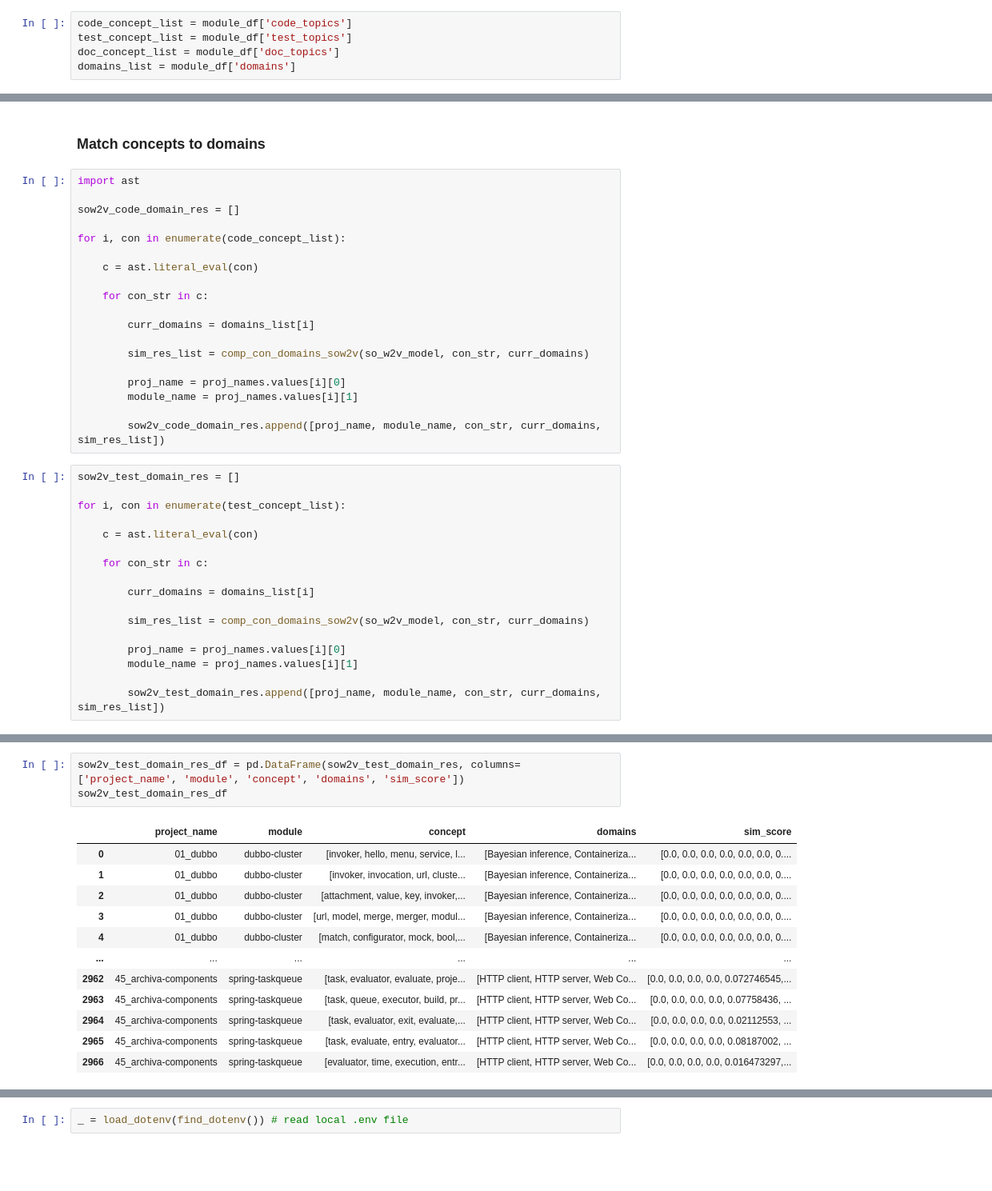
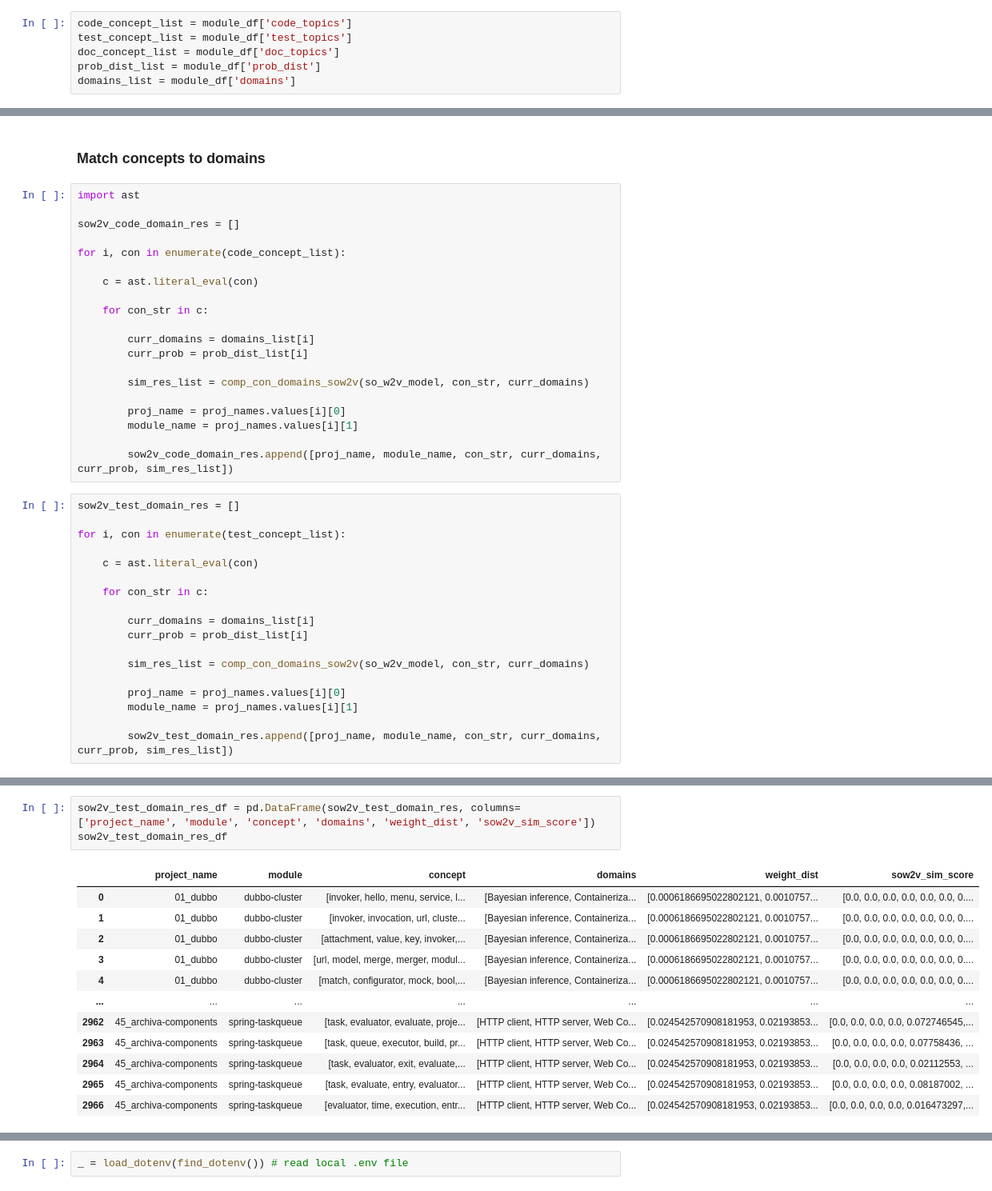
Before and after one commit to zakipauzi/concept-domain-coverage, a Jupyter notebook: 2_topic_ad_matching_embeddings.ipynb, the cells around one changed output, grey strips where cells are left out. Shown at 80% size. Cells and saved outputs as stored; diff of their text form; blank space fills up the shorter version.

```diff
--- a/2_topic_ad_matching_embeddings.ipynb
+++ b/2_topic_ad_matching_embeddings.ipynb
@@ -147,6 +147,7 @@ module_df[-5:]
 code_concept_list = module_df['code_topics']
 test_concept_list = module_df['test_topics']
 doc_concept_list = module_df['doc_topics']
+prob_dist_list = module_df['prob_dist']
 domains_list = module_df['domains']
 # %%
 proj_names = module_df[['project_name', 'module']]
@@ -213,13 +214,14 @@ for i, con in enumerate(code_concept_list):
     for con_str in c:
 
         curr_domains = domains_list[i]
+        curr_prob = prob_dist_list[i]
 
         sim_res_list = comp_con_domains_sow2v(so_w2v_model, con_str, curr_domains)
 
         proj_name = proj_names.values[i][0]
         module_name = proj_names.values[i][1]
 
-        sow2v_code_domain_res.append([proj_name, module_name, con_str, curr_domains, sim_res_list])
+        sow2v_code_domain_res.append([proj_name, module_name, con_str, curr_domains, curr_prob, sim_res_list])
 # %%
 sow2v_test_domain_res = []
 
@@ -230,11 +232,12 @@ for i, con in enumerate(test_concept_list):
     for con_str in c:
 
         curr_domains = domains_list[i]
+        curr_prob = prob_dist_list[i]
 
         sim_res_list = comp_con_domains_sow2v(so_w2v_model, con_str, curr_domains)
 
         proj_name = proj_names.values[i][0]
         module_name = proj_names.values[i][1]
 
-        sow2v_test_domain_res.append([proj_name, module_name, con_str, curr_domains, sim_res_list])
+        sow2v_test_domain_res.append([proj_name, module_name, con_str, curr_domains, curr_prob, sim_res_list])
 # %%
@@ -257,16 +260,16 @@ sow2v_code_domain_res_df
 # %%
-sow2v_test_domain_res_df = pd.DataFrame(sow2v_test_domain_res, columns=['project_name', 'module', 'concept', 'domains', 'sim_score'])
+sow2v_test_domain_res_df = pd.DataFrame(sow2v_test_domain_res, columns=['project_name', 'module', 'concept', 'domains', 'weight_dist', 'sow2v_sim_score'])
 sow2v_test_domain_res_df
 # %% [output]
-|  | project_name | module | concept | domains | sim_score |
-| 0 | 01_dubbo | dubbo-cluster | [invoker, hello, menu, service, l... | [Bayesian inference, Containeriza... | [0.0, 0.0, 0.0, 0.0, 0.0, 0.0, 0.... |
-| 1 | 01_dubbo | dubbo-cluster | [invoker, invocation, url, cluste... | [Bayesian inference, Containeriza... | [0.0, 0.0, 0.0, 0.0, 0.0, 0.0, 0.... |
-| 2 | 01_dubbo | dubbo-cluster | [attachment, value, key, invoker,... | [Bayesian inference, Containeriza... | [0.0, 0.0, 0.0, 0.0, 0.0, 0.0, 0.... |
-| 3 | 01_dubbo | dubbo-cluster | [url, model, merge, merger, modul... | [Bayesian inference, Containeriza... | [0.0, 0.0, 0.0, 0.0, 0.0, 0.0, 0.... |
-| 4 | 01_dubbo | dubbo-cluster | [match, configurator, mock, bool,... | [Bayesian inference, Containeriza... | [0.0, 0.0, 0.0, 0.0, 0.0, 0.0, 0.... |
-| ... | ... | ... | ... | ... | ... |
-| 2962 | 45_archiva-components | spring-taskqueue | [task, evaluator, evaluate, proje... | [HTTP client, HTTP server, Web Co... | [0.0, 0.0, 0.0, 0.0, 0.072746545,... |
-| 2963 | 45_archiva-components | spring-taskqueue | [task, queue, executor, build, pr... | [HTTP client, HTTP server, Web Co... | [0.0, 0.0, 0.0, 0.0, 0.07758436, ... |
-| 2964 | 45_archiva-components | spring-taskqueue | [task, evaluator, exit, evaluate,... | [HTTP client, HTTP server, Web Co... | [0.0, 0.0, 0.0, 0.0, 0.02112553, ... |
-| 2965 | 45_archiva-components | spring-taskqueue | [task, evaluate, entry, evaluator... | [HTTP client, HTTP server, Web Co... | [0.0, 0.0, 0.0, 0.0, 0.08187002, ... |
-| 2966 | 45_archiva-components | spring-taskqueue | [evaluator, time, execution, entr... | [HTTP client, HTTP server, Web Co... | [0.0, 0.0, 0.0, 0.0, 0.016473297,... |
+|  | project_name | module | concept | domains | weight_dist | sow2v_sim_score |
+| 0 | 01_dubbo | dubbo-cluster | [invoker, hello, menu, service, l... | [Bayesian inference, Containeriza... | [0.0006186695022802121, 0.0010757... | [0.0, 0.0, 0.0, 0.0, 0.0, 0.0, 0.... |
+| 1 | 01_dubbo | dubbo-cluster | [invoker, invocation, url, cluste... | [Bayesian inference, Containeriza... | [0.0006186695022802121, 0.0010757... | [0.0, 0.0, 0.0, 0.0, 0.0, 0.0, 0.... |
+| 2 | 01_dubbo | dubbo-cluster | [attachment, value, key, invoker,... | [Bayesian inference, Containeriza... | [0.0006186695022802121, 0.0010757... | [0.0, 0.0, 0.0, 0.0, 0.0, 0.0, 0.... |
+| 3 | 01_dubbo | dubbo-cluster | [url, model, merge, merger, modul... | [Bayesian inference, Containeriza... | [0.0006186695022802121, 0.0010757... | [0.0, 0.0, 0.0, 0.0, 0.0, 0.0, 0.... |
+| 4 | 01_dubbo | dubbo-cluster | [match, configurator, mock, bool,... | [Bayesian inference, Containeriza... | [0.0006186695022802121, 0.0010757... | [0.0, 0.0, 0.0, 0.0, 0.0, 0.0, 0.... |
+| ... | ... | ... | ... | ... | ... | ... |
+| 2962 | 45_archiva-components | spring-taskqueue | [task, evaluator, evaluate, proje... | [HTTP client, HTTP server, Web Co... | [0.024542570908181953, 0.02193853... | [0.0, 0.0, 0.0, 0.0, 0.072746545,... |
+| 2963 | 45_archiva-components | spring-taskqueue | [task, queue, executor, build, pr... | [HTTP client, HTTP server, Web Co... | [0.024542570908181953, 0.02193853... | [0.0, 0.0, 0.0, 0.0, 0.07758436, ... |
+| 2964 | 45_archiva-components | spring-taskqueue | [task, evaluator, exit, evaluate,... | [HTTP client, HTTP server, Web Co... | [0.024542570908181953, 0.02193853... | [0.0, 0.0, 0.0, 0.0, 0.02112553, ... |
+| 2965 | 45_archiva-components | spring-taskqueue | [task, evaluate, entry, evaluator... | [HTTP client, HTTP server, Web Co... | [0.024542570908181953, 0.02193853... | [0.0, 0.0, 0.0, 0.0, 0.08187002, ... |
+| 2966 | 45_archiva-components | spring-taskqueue | [evaluator, time, execution, entr... | [HTTP client, HTTP server, Web Co... | [0.024542570908181953, 0.02193853... | [0.0, 0.0, 0.0, 0.0, 0.016473297,... |
```
Also changed, not shown: parts of 2 cells of this notebook, 2 other files.
